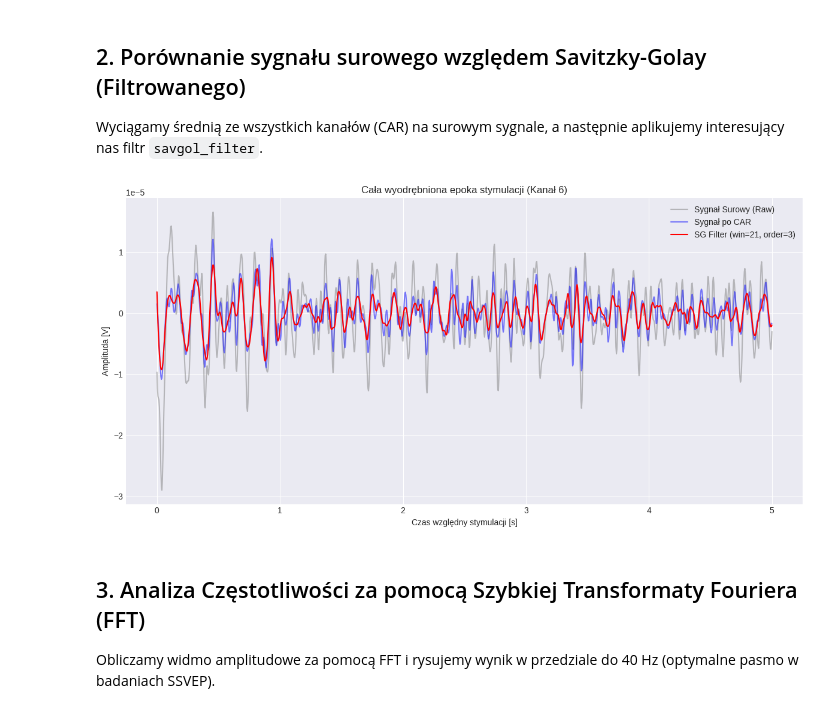
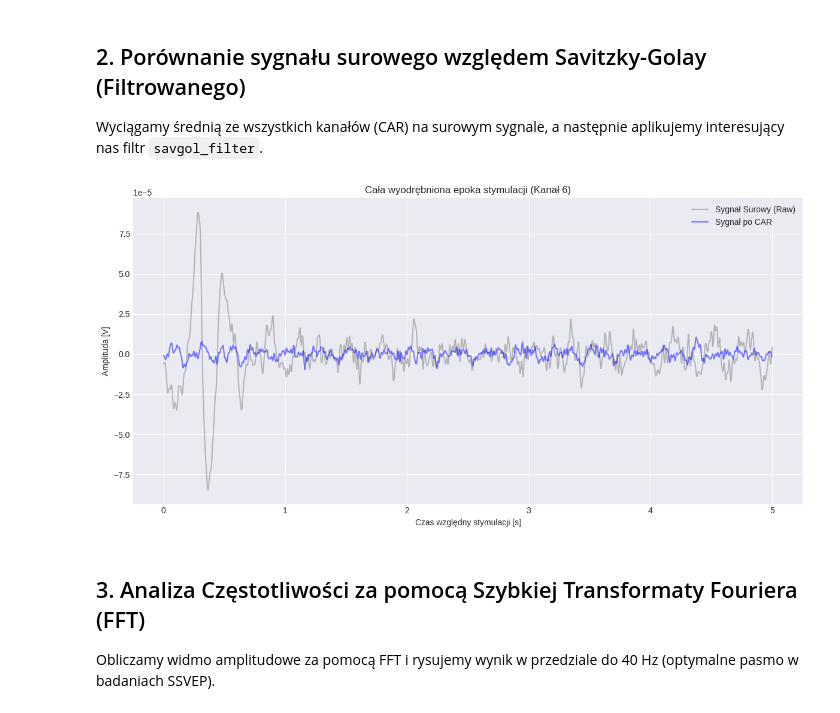
Before and after one commit to KN-Neuron/NeuroSpeller, a Jupyter notebook: data/EDA.ipynb, the cells around one changed output. Saved outputs shown, nothing was run; the diff lists cells and outputs as text; code cells hidden in the pictures.

```diff
--- a/data/EDA.ipynb
+++ b/data/EDA.ipynb
@@ -23,15 +23,15 @@ Używamy pakietu `mne`, do załadowania zapisanego wcześniej pliku `.fif`.
 filename = 'kacper/kacper2.fif'
 
 # zmień do analizy konkretnego markera, np. "15" dla 15 Hz
-target_marker_freq = "8.57"
+target_marker_freq = "10"
 
 try:
     raw = mne.io.read_raw_fif(filename, preload=True)
     raw = raw.load_data()
     raw = raw.pick_types(eeg=True, stim=False, eog=False, exclude="bads")
     raw.apply_function(lambda x: x * 10 ** -6)
-    raw.filter(l_freq=6, h_freq=30)
-    raw.notch_filter(30)
+    raw.filter(l_freq=4, h_freq=45)
+    #raw.notch_filter(freqs=[6, 7.5, 8.57, 10, 12, 15], method='spectrum_fit', filter_length='auto', phase='zero')
 
     events, event_dict = mne.events_from_annotations(raw)
     print("Dostępne markery w nagraniu:", event_dict)
@@ -82,27 +82,27 @@ Analizujemy kanał nr 6
 Wyciągamy średnią ze wszystkich kanałów (CAR) na surowym sygnale, a następnie aplikujemy interesujący nas filtr `savgol_filter`.
 # %%
 # Operacja Common Average Reference (CAR)
-mean_signal = np.mean(data, axis=0)
+mean_signal = np.mean(data[TARGET_CHANNELS, :], axis=0)
 car_signal = raw_signal - mean_signal
 
 # Nakładanie filtra Savitzky-Golay na wyciętą epokę
-filtered_signal = savgol_filter(car_signal, window_length=SG_WINDOW, polyorder=SG_POLYORDER)
+#filtered_signal = savgol_filter(car_signal, window_length=15, polyorder=SG_POLYORDER)
 
 # Renderowanie wykresów dziedziny czasu dla całej epoki docelowej
 plt.figure(figsize=(12, 6))
 
 plt.plot(time, raw_signal, label="Sygnał Surowy (Raw)", alpha=0.5, color='gray')
 plt.plot(time, car_signal, label="Sygnał po CAR", alpha=0.5, color='blue')
-plt.plot(time, filtered_signal, label=f"SG Filter (win={SG_WINDOW}, order={SG_POLYORDER})", linewidth=1.5, color='red')
+#plt.plot(time, filtered_signal, label=f"SG Filter (win={SG_WINDOW}, order={SG_POLYORDER})", linewidth=1.5, color='red')
 
 plt.title(f"Cała wyodrębniona epoka stymulacji (Kanał {ch_idx})")
 plt.xlabel("Czas względny stymulacji [s]")
 plt.ylabel("Amplituda [V]")
 plt.legend()
 plt.tight_layout()
 plt.show()
 # %% [output]
-[figure, old version]
+[figure, new version]
 # %% [markdown]
 ## 3. Analiza Częstotliwości za pomocą Szybkiej Transformaty Fouriera (FFT)
 Obliczamy widmo amplitudowe za pomocą FFT i rysujemy wynik w przedziale do 40 Hz (optymalne pasmo w badaniach SSVEP).
```
Also changed, not shown: parts of 4 cells of this notebook, 5 other files.
